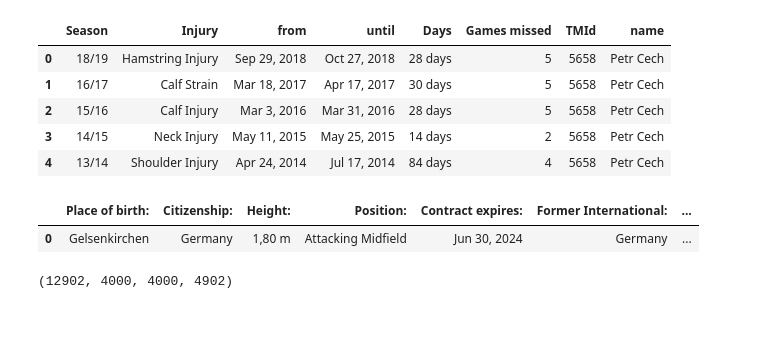
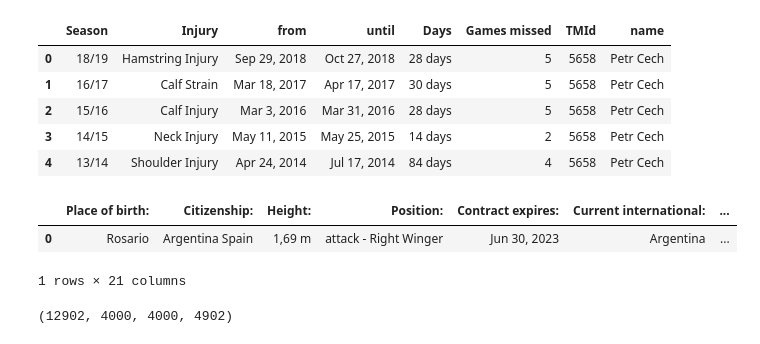
Before and after one commit to SravanRajupalem/FootballPredictions, a Jupyter notebook: 16. Extract_Injuries.ipynb, the cells around one changed output. Cells and saved outputs as stored; diff of their text form; code cells hidden in the pictures.

Commit message:
Player Profile Changes

```diff
--- a/16. Extract_Injuries.ipynb
+++ b/16. Extract_Injuries.ipynb
@@ -352,38 +352,44 @@ def profile_extract(url):
     for i in soup.find_all("span", {'class':'dataItem'}):
         column_names.append(i.get_text())
 
+    for i in soup.find_all("span", {'class':"info-table__content info-table__content--regular"}):
+        column_names.append(i.get_text().strip())
+
     column_names = [s.strip() for s in column_names]
 
     column_values = []
 
     for i in soup.find_all("span", {'class':'dataValue'}):
         column_values.append(i.get_text())
+
+    for i in soup.find_all("span", {'class':"info-table__content info-table__content--bold"}):
+        column_values.append(i.get_text().strip())
 
     column_values = [s.strip() for s in column_values]
 
     if soup.find("h1").get_text() != None:
         temp = pd.DataFrame(dict(zip(column_names, column_values)),index=[0])
         try:
             temp['name'] = soup.find("h1").get_text()
         except:
             pass
         try:
             temp["TMId"]=pid
         except:
             pass
         try:
-            temp['Date of birth'] = temp['Date of birth/Age:'].str.replace(r"\(.*\)","").str.strip()
             temp.drop(columns=['Date of birth/Age:'], axis=1, inplace=True)
         except:
             pass
 
     return temp
 
 # Test
-profile_extract("https://www.transfermarkt.com/mesut-ozil/profil/spieler/35664")
+profile_extract("https://www.transfermarkt.com/lionel-messi/profil/spieler/28003")
 # %% [output]
-|  | Place of birth: | Citizenship: | Height: | Position: | Contract expires: | Former International: | ... |
-| 0 | Gelsenkirchen | Germany | 1,80 m | Attacking Midfield | Jun 30, 2024 | Germany | ... |
+|  | Place of birth: | Citizenship: | Height: | Position: | Contract expires: | Current international: | ... |
+| 0 | Rosario | Argentina Spain | 1,69 m | attack - Right Winger | Jun 30, 2023 | Argentina | ... |
+1 rows × 21 columns
 # %%
 tm_player_url_df = pd.read_csv('transfermarkt_data.csv')
 # %%
```
